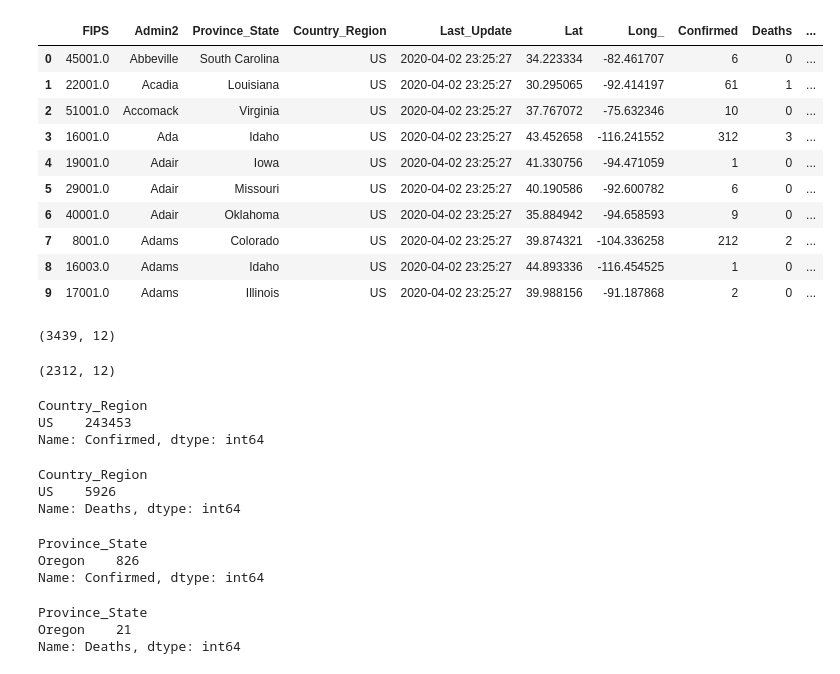
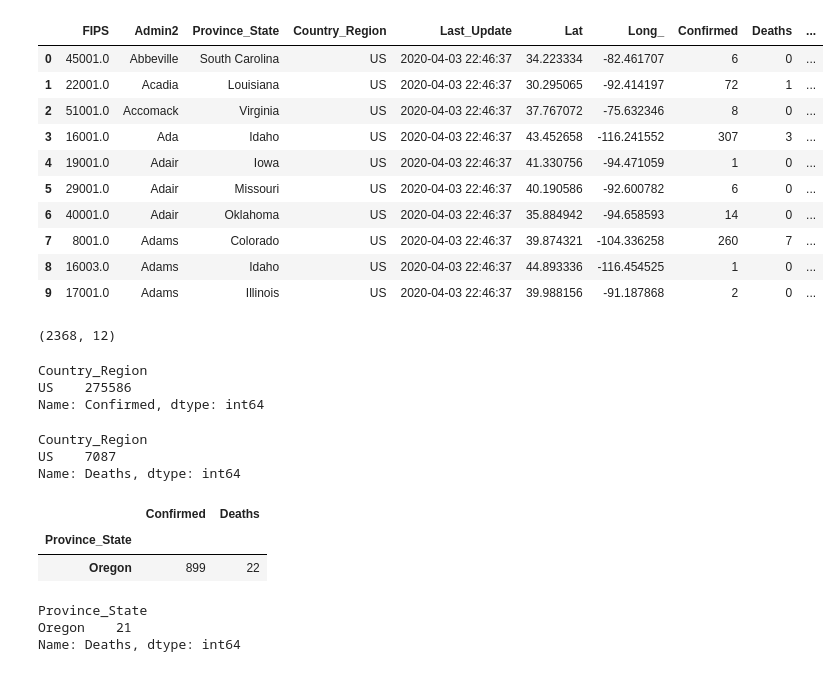
Before and after one commit to dmuralik/COVID-19, a Jupyter notebook: Analysis.ipynb, the cells around one changed output. Saved outputs shown, nothing was run; the diff lists cells and outputs as text; code cells hidden in the pictures.

Commit message:
daily update

```diff
--- a/Analysis.ipynb
+++ b/Analysis.ipynb
@@ -1,47 +1,52 @@
 # %%
 import pandas as pd
 
-df = pd.read_csv('https://raw.githubusercontent.com/CSSEGISandData/COVID-19/master/csse_covid_19_data/csse_covid_19_daily_reports/04-02-2020.csv')
+df = pd.read_csv('https://raw.githubusercontent.com/CSSEGISandData/COVID-19/master/csse_covid_19_data/csse_covid_19_daily_reports/04-03-2020.csv')
 df.head(10)
 # %% [output]
 |  | FIPS | Admin2 | Province_State | Country_Region | Last_Update | Lat | Long_ | Confirmed | Deaths | ... |
-| 0 | 45001.0 | Abbeville | South Carolina | US | 2020-04-02 23:25:27 | 34.223334 | -82.461707 | 6 | 0 | ... |
-| 1 | 22001.0 | Acadia | Louisiana | US | 2020-04-02 23:25:27 | 30.295065 | -92.414197 | 61 | 1 | ... |
-| 2 | 51001.0 | Accomack | Virginia | US | 2020-04-02 23:25:27 | 37.767072 | -75.632346 | 10 | 0 | ... |
-| 3 | 16001.0 | Ada | Idaho | US | 2020-04-02 23:25:27 | 43.452658 | -116.241552 | 312 | 3 | ... |
-| 4 | 19001.0 | Adair | Iowa | US | 2020-04-02 23:25:27 | 41.330756 | -94.471059 | 1 | 0 | ... |
-| 5 | 29001.0 | Adair | Missouri | US | 2020-04-02 23:25:27 | 40.190586 | -92.600782 | 6 | 0 | ... |
-| 6 | 40001.0 | Adair | Oklahoma | US | 2020-04-02 23:25:27 | 35.884942 | -94.658593 | 9 | 0 | ... |
-| 7 | 8001.0 | Adams | Colorado | US | 2020-04-02 23:25:27 | 39.874321 | -104.336258 | 212 | 2 | ... |
-| 8 | 16003.0 | Adams | Idaho | US | 2020-04-02 23:25:27 | 44.893336 | -116.454525 | 1 | 0 | ... |
-| 9 | 17001.0 | Adams | Illinois | US | 2020-04-02 23:25:27 | 39.988156 | -91.187868 | 2 | 0 | ... |
+| 0 | 45001.0 | Abbeville | South Carolina | US | 2020-04-03 22:46:37 | 34.223334 | -82.461707 | 6 | 0 | ... |
+| 1 | 22001.0 | Acadia | Louisiana | US | 2020-04-03 22:46:37 | 30.295065 | -92.414197 | 72 | 1 | ... |
+| 2 | 51001.0 | Accomack | Virginia | US | 2020-04-03 22:46:37 | 37.767072 | -75.632346 | 8 | 0 | ... |
+| 3 | 16001.0 | Ada | Idaho | US | 2020-04-03 22:46:37 | 43.452658 | -116.241552 | 307 | 3 | ... |
+| 4 | 19001.0 | Adair | Iowa | US | 2020-04-03 22:46:37 | 41.330756 | -94.471059 | 1 | 0 | ... |
+| 5 | 29001.0 | Adair | Missouri | US | 2020-04-03 22:46:37 | 40.190586 | -92.600782 | 6 | 0 | ... |
+| 6 | 40001.0 | Adair | Oklahoma | US | 2020-04-03 22:46:37 | 35.884942 | -94.658593 | 14 | 0 | ... |
+| 7 | 8001.0 | Adams | Colorado | US | 2020-04-03 22:46:37 | 39.874321 | -104.336258 | 260 | 7 | ... |
+| 8 | 16003.0 | Adams | Idaho | US | 2020-04-03 22:46:37 | 44.893336 | -116.454525 | 1 | 0 | ... |
+| 9 | 17001.0 | Adams | Illinois | US | 2020-04-03 22:46:37 | 39.988156 | -91.187868 | 2 | 0 | ... |
 # %%
 df.shape
-# %% [output]
-(3439, 12)
 # %%
+#04/02: 2312, 12
 usa = df[df['Country_Region'] == 'US']
 usa.shape
 # %% [output]
-(2312, 12)
+(2368, 12)
 # %%
+#04/02 243453
+#04/03 275586
 usa.groupby('Country_Region')['Confirmed'].sum()
 # %% [output]
 Country_Region
-US    243453
+US    275586
 Name: Confirmed, dtype: int64
 # %%
+#04/02 5926
+#04/03 7087
 usa.groupby('Country_Region')['Deaths'].sum()
 # %% [output]
 Country_Region
-US    5926
+US    7087
 Name: Deaths, dtype: int64
 # %%
-usa[usa['Province_State'] == 'Oregon'].groupby('Province_State')['Confirmed'].sum()
+#04/02, confirmed 826, deaths 21
+#04/02, confirmed 899, deaths 22
+usa[usa['Province_State'] == 'Oregon'].groupby('Province_State')['Confirmed','Deaths'].sum()
 # %% [output]
-Province_State
-Oregon    826
-Name: Confirmed, dtype: int64
+|  | Confirmed | Deaths |
+| Province_State |  |  |
+| Oregon | 899 | 22 |
 # %%
 usa[usa['Province_State'] == 'Oregon'].groupby('Province_State')['Deaths'].sum()
 # %% [output]
```
Also changed, not shown: parts of 9 cells of this notebook.
